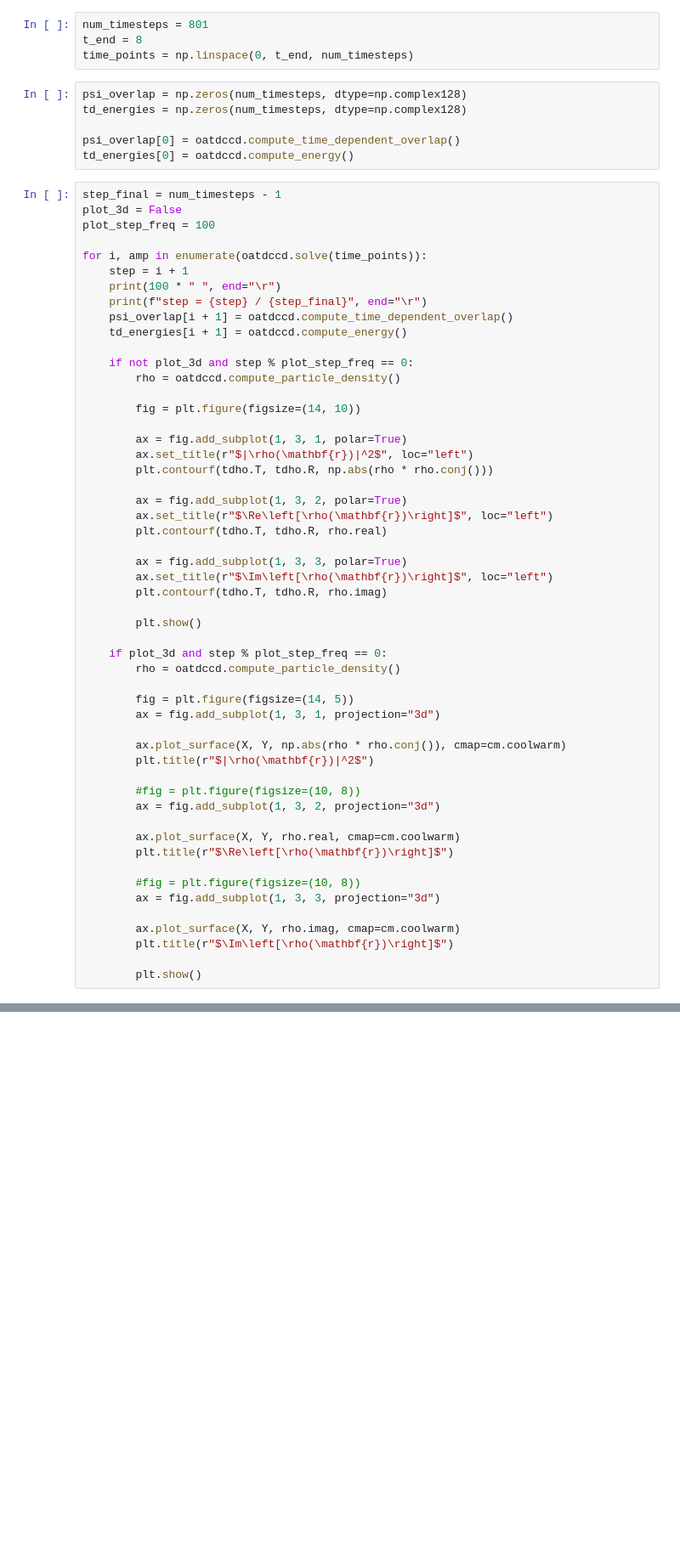
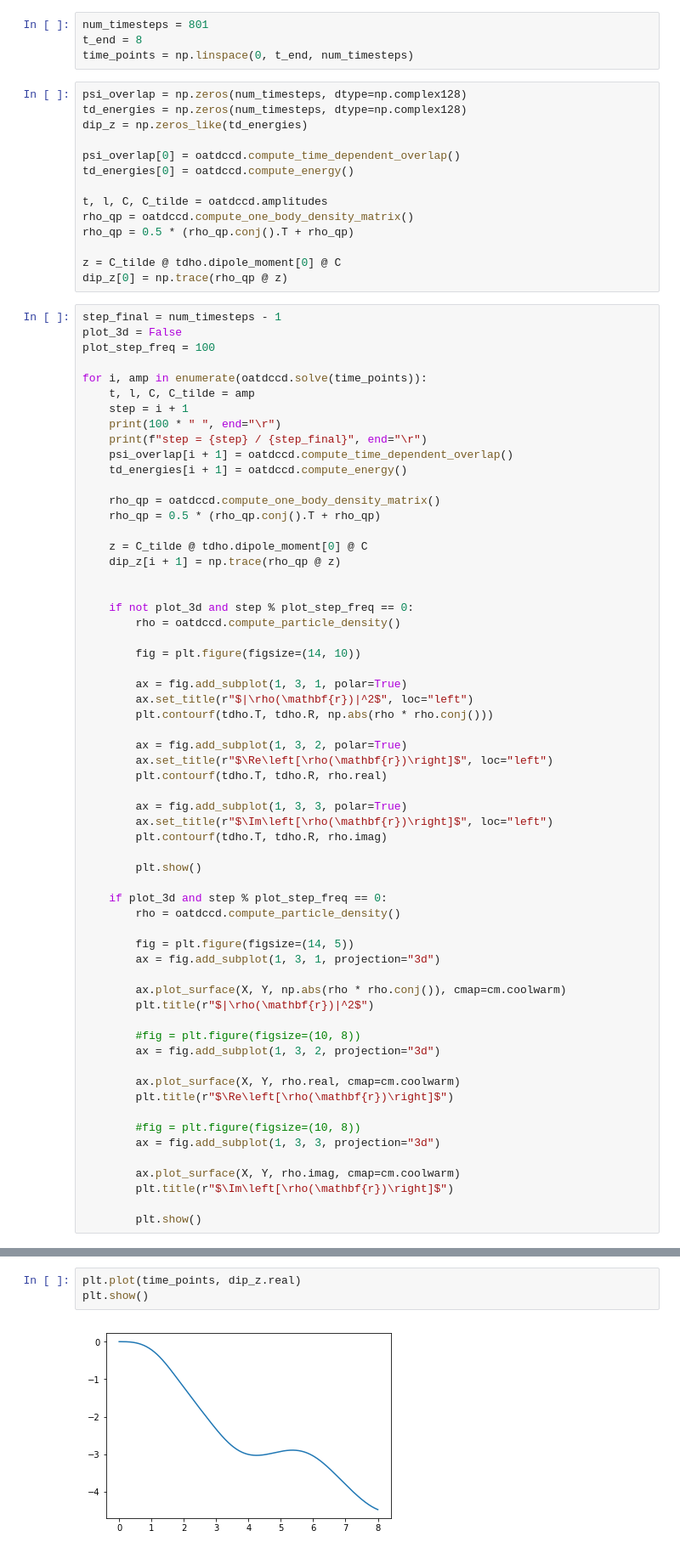
Before and after one commit to HyQD/coupled-cluster, a Jupyter notebook: scripts/2d-ho-quantum-dot-nocc.ipynb, the cells around one changed output, grey strips where cells are left out. Shown at 85% size. Saved outputs shown, nothing was run; the diff lists cells and outputs as text; blank space fills up the shorter version.

Commit message:
Add time-dependent dipole moment in x-direction

```diff
--- a/scripts/2d-ho-quantum-dot-nocc.ipynb
+++ b/scripts/2d-ho-quantum-dot-nocc.ipynb
@@ -128,20 +126,36 @@ time_points = np.linspace(0, t_end, num_timesteps)
 # %%
 psi_overlap = np.zeros(num_timesteps, dtype=np.complex128)
 td_energies = np.zeros(num_timesteps, dtype=np.complex128)
+dip_z = np.zeros_like(td_energies)
 
 psi_overlap[0] = oatdccd.compute_time_dependent_overlap()
 td_energies[0] = oatdccd.compute_energy()
+
+t, l, C, C_tilde = oatdccd.amplitudes
+rho_qp = oatdccd.compute_one_body_density_matrix()
+rho_qp = 0.5 * (rho_qp.conj().T + rho_qp)
+
+z = C_tilde @ tdho.dipole_moment[0] @ C
+dip_z[0] = np.trace(rho_qp @ z)
 # %%
 step_final = num_timesteps - 1
 plot_3d = False
 plot_step_freq = 100
 
 for i, amp in enumerate(oatdccd.solve(time_points)):
+    t, l, C, C_tilde = amp
     step = i + 1
     print(100 * " ", end="\r")
     print(f"step = {step} / {step_final}", end="\r")
     psi_overlap[i + 1] = oatdccd.compute_time_dependent_overlap()
     td_energies[i + 1] = oatdccd.compute_energy()
+
+    rho_qp = oatdccd.compute_one_body_density_matrix()
+    rho_qp = 0.5 * (rho_qp.conj().T + rho_qp)
+
+    z = C_tilde @ tdho.dipole_moment[0] @ C
+    dip_z[i + 1] = np.trace(rho_qp @ z)
+
 
     if not plot_3d and step % plot_step_freq == 0:
         rho = oatdccd.compute_particle_density()
@@ -246,3 +258,8 @@ plt.show()
 [figure]
 [figure]
 [figure]
+# %%
+plt.plot(time_points, dip_z.real)
+plt.show()
+# %% [output]
+[figure, added]
```
Also changed, not shown: parts of 3 cells of this notebook.
